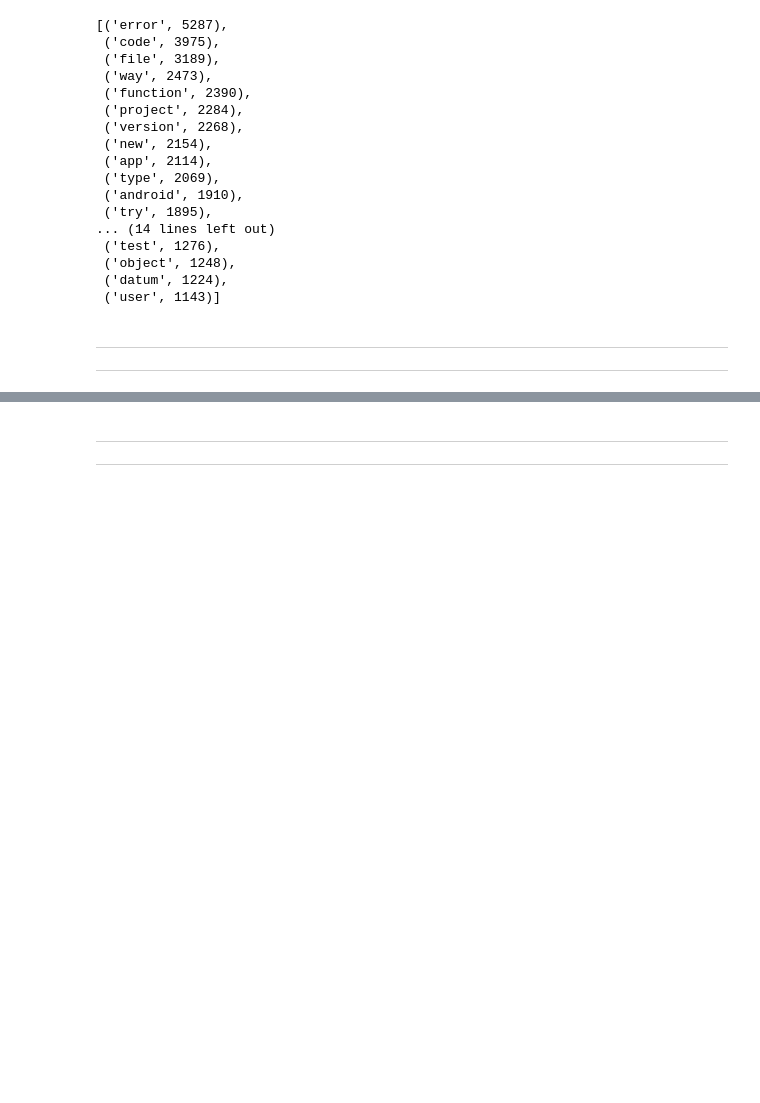
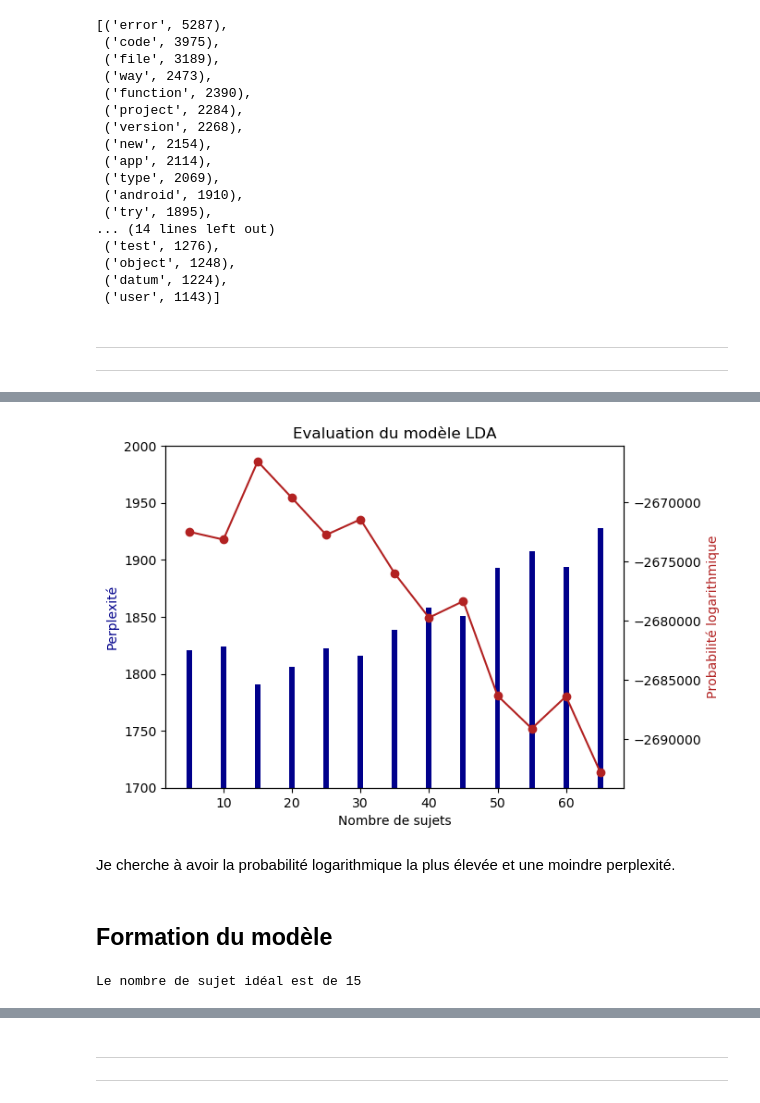
Before and after one commit to Adrian1903/Categorisez-automatiquement-des-questions, a Jupyter notebook: dev/02_nettoyage.ipynb, the cells around one changed output, grey strips where cells are left out. Saved outputs shown, nothing was run; the diff lists cells and outputs as text; code cells hidden in the pictures; blank space fills up the shorter version.

```diff
--- a/dev/02_nettoyage.ipynb
+++ b/dev/02_nettoyage.ipynb
@@ -662,0 +453,37 @@ df_topic_keywords.iloc[:,:10]
+# %%
+fig, ax1 = plt.subplots()
+
+ax2 = ax1.twinx()
+
+ax1.bar(results.n_components,
+        results.perplexity,
+        color='darkblue')
+ax2.plot(results.n_components,
+         results.log_likelihood,
+         'o-',
+         color="firebrick")
+min_y = int(results.perplexity.min()/100)*100
+max_y = int((results.perplexity.max()+100)/100)*100
+ax1.set_ylim(min_y, max_y)
+ax1.set_xlabel('Nombre de sujets')
+ax1.set_ylabel('Perplexité', color='darkblue')
+ax2.set_ylabel('Probabilité logarithmique', color='firebrick')
+plt.title('Evaluation du modèle LDA')
+plt.savefig('img/img_LDA_evaluation.png',
+            transparent=True)
+plt.show()
+# %% [output]
+[figure, added]
+# %% [markdown]
+Je cherche à avoir la probabilité logarithmique la plus élevée et une moindre perplexité.
+# %% [markdown]
+## Formation du modèle
+# %%
+min_perp = results.perplexity.min()
+n_comp = results[results.perplexity == min_perp].n_components.item()
+print(f'Le nombre de sujet idéal est de {n_comp}')
+# Je forme le modèle
+lda = LatentDirichletAllocation(n_components=n_comp, random_state=123)
+lda_out = lda.fit_transform(feature_matrix)
+# %% [output]
+Le nombre de sujet idéal est de 15
```
Also changed, not shown: parts of 66 cells of this notebook.
